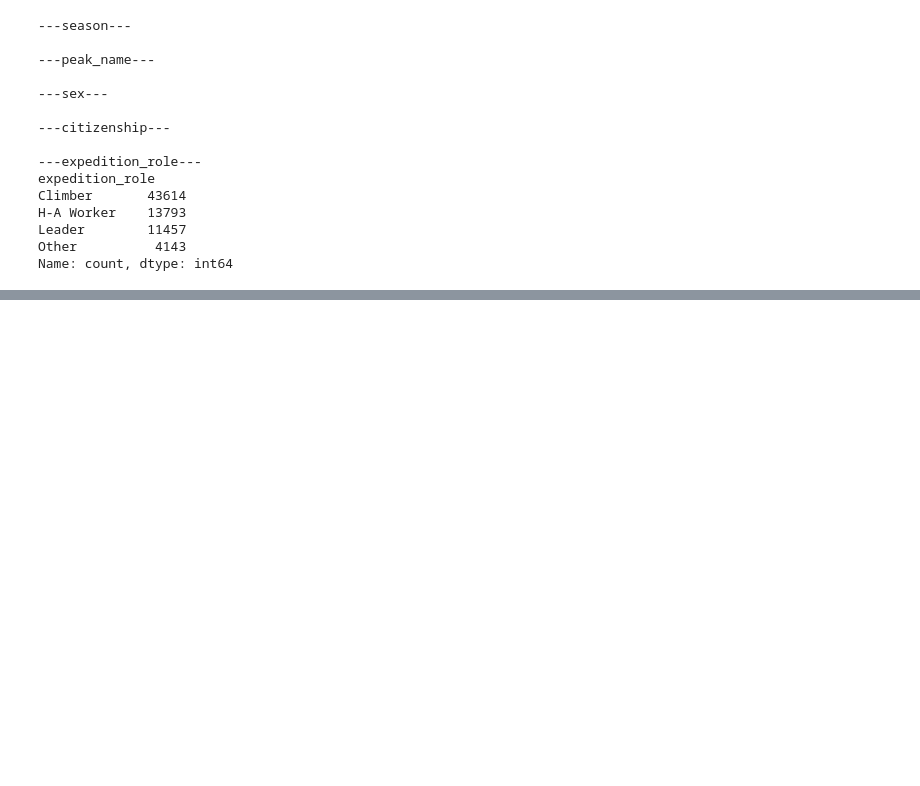
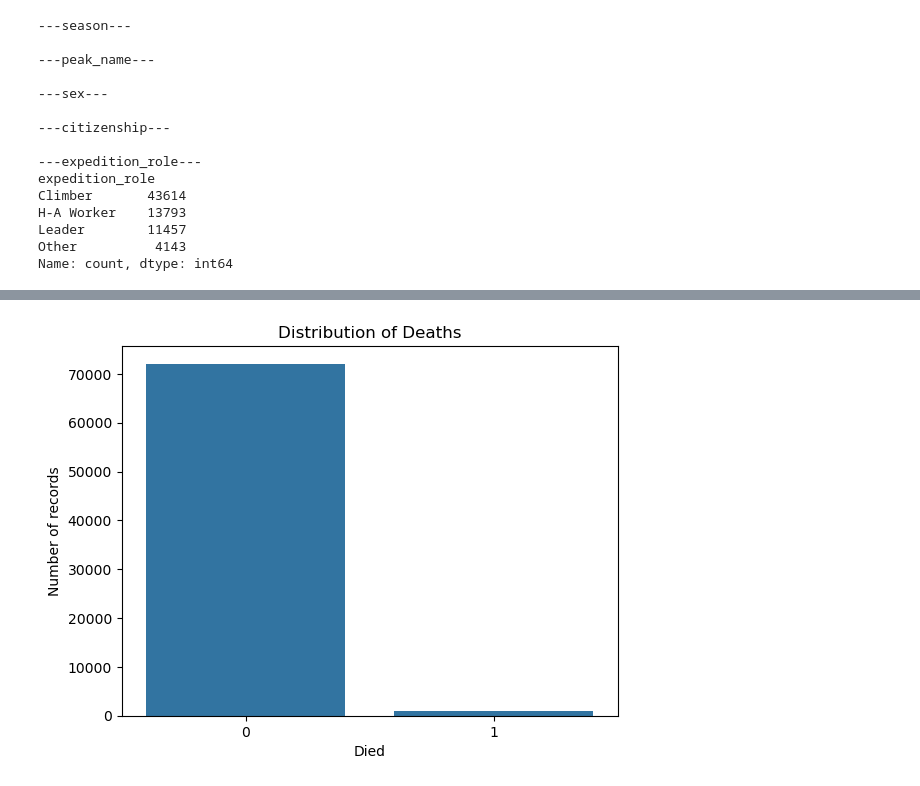
Before and after one commit to Aman-shahukhala/HimalayanDatasetModelling, a Jupyter notebook: EDA.ipynb, the cells around one changed output, grey strips where cells are left out. Saved outputs shown, nothing was run; the diff lists cells and outputs as text; code cells hidden in the pictures; blank space fills up the shorter version.

```diff
--- a/EDA.ipynb
+++ b/EDA.ipynb
@@ -110,0 +133,10 @@ Name: count, dtype: int64
+# %%
+
+# Visualize target distribution
+sns.countplot(data=df, x="died")
+plt.title("Distribution of Deaths")
+plt.xlabel("Died")
+plt.ylabel("Number of records")
+plt.show()
+# %% [output]
+[figure, added]
```
Also changed, not shown: parts of 4 cells of this notebook.
